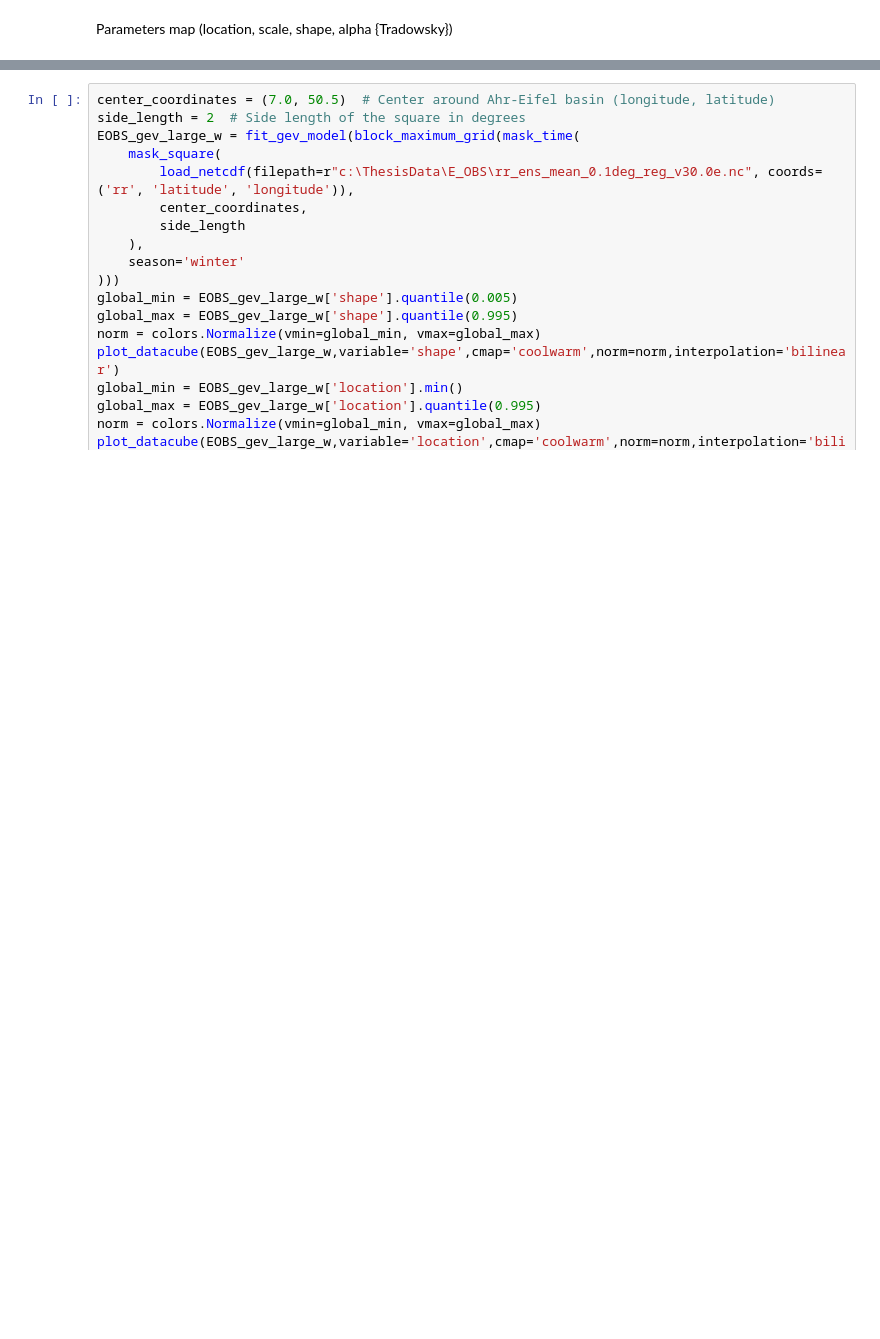
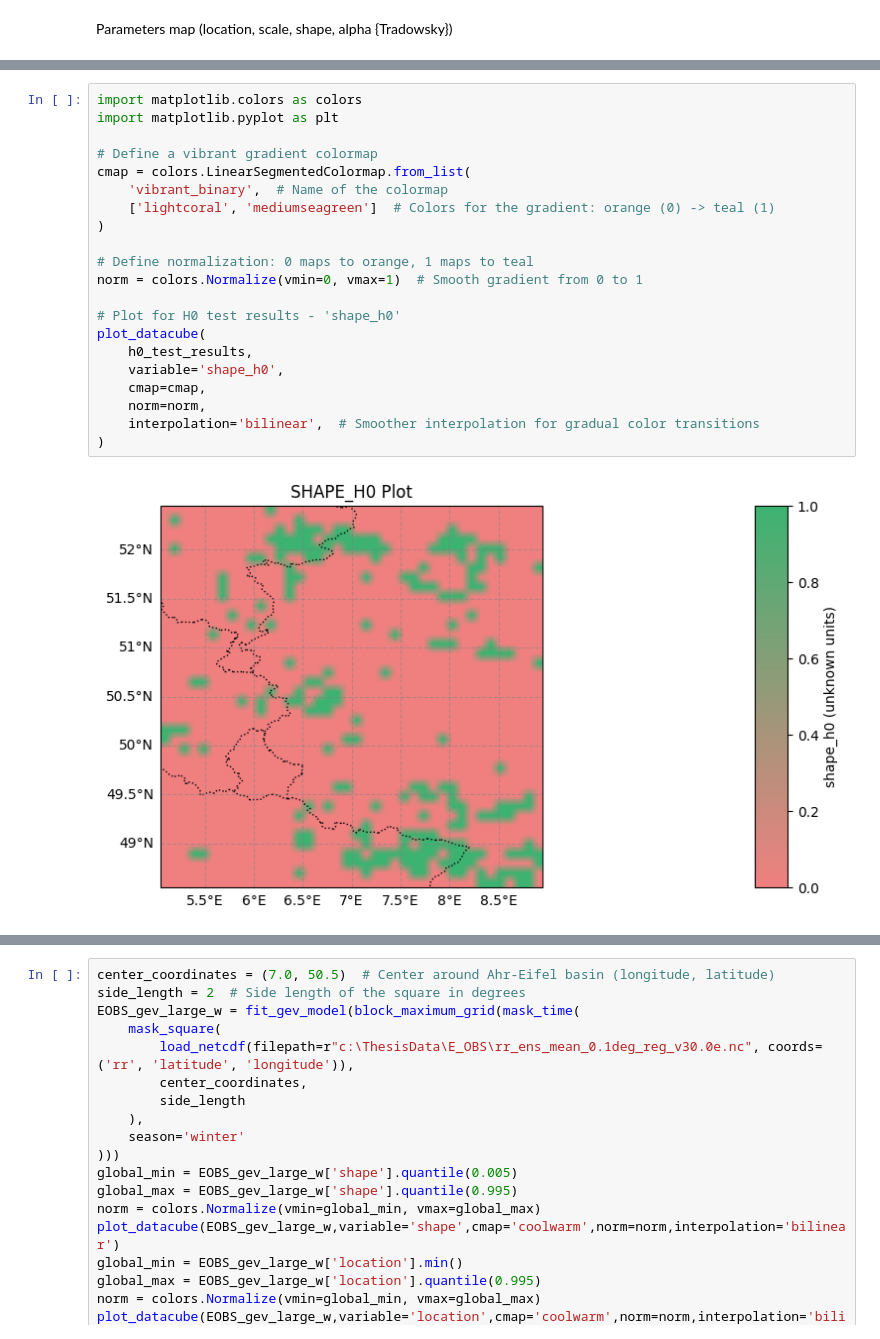
Before and after one commit to RPGSynth/EVT_Univariate, a Jupyter notebook: Exploration/main.ipynb, the cells around one changed output, grey strips where cells are left out. Drawn from its saved outputs; the diff is of its cells as text; blank space fills up the shorter version.

```diff
--- a/Exploration/main.ipynb
+++ b/Exploration/main.ipynb
@@ -633,3 +923,26 @@ plot_datacube(EOBS_gev_grid,variable='scale',cmap='coolwarm',norm=norm,interpola
+# %%
+import matplotlib.colors as colors
+import matplotlib.pyplot as plt
+
+# Define a vibrant gradient colormap
+cmap = colors.LinearSegmentedColormap.from_list(
+    'vibrant_binary',  # Name of the colormap
+    ['lightcoral', 'mediumseagreen']  # Colors for the gradient: orange (0) -> teal (1)
+)
+
+# Define normalization: 0 maps to orange, 1 maps to teal
+norm = colors.Normalize(vmin=0, vmax=1)  # Smooth gradient from 0 to 1
+
+# Plot for H0 test results - 'shape_h0'
+plot_datacube(
+    h0_test_results,
+    variable='shape_h0',
+    cmap=cmap,
+    norm=norm,
+    interpolation='bilinear',  # Smoother interpolation for gradual color transitions
+)
+# %% [output]
+[figure, added]
 # %%
 df = EOBS_gev_grid.to_dataframe().reset_index()
 
```
Also changed, not shown: parts of 29 cells of this notebook, 2 other files.
